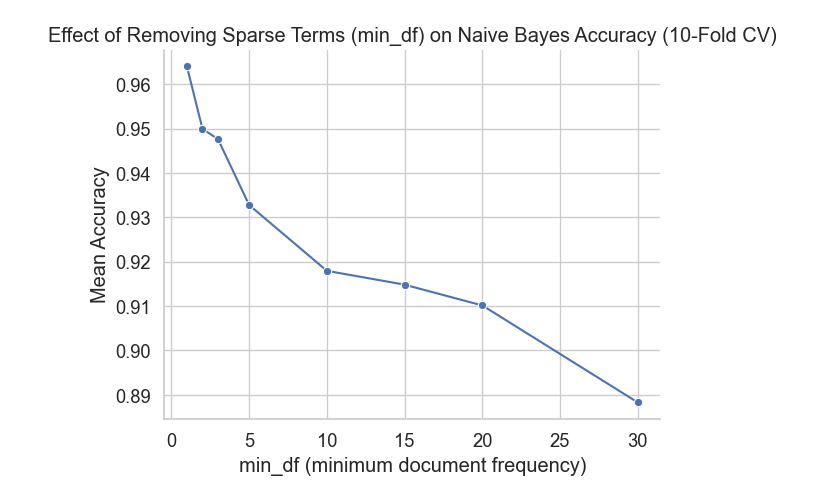
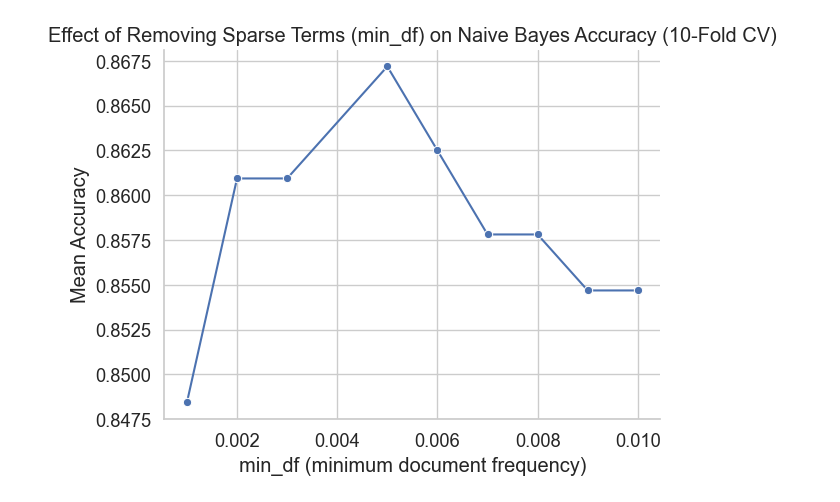
Before and after one commit to Benjaminphelps/DM-Assignment, a Jupyter notebook: ben_MultiNaiveBayes.ipynb, the cells around one changed output. Cells and saved outputs as stored; diff of their text form; code cells hidden in the pictures.

```diff
--- a/ben_MultiNaiveBayes.ipynb
+++ b/ben_MultiNaiveBayes.ipynb
@@ -22,7 +22,8 @@ alphas = np.logspace(-3, 1, 10)
 results = []
 
 for a in alphas:
-    model = make_pipeline(CountVectorizer(), MultinomialNB(alpha=a))
+    model = make_pipeline(CountVectorizer(), MultinomialNB(alpha=a, force_alpha=True))
+    print("PARAMS: ", model.get_params)
     scores = cross_val_score(model, df['text'], df['label'], cv=kf, scoring='accuracy')
     results.append({"alpha": a, "mean_accuracy": scores.mean()})
 
@@ -107,35 +75,36 @@ kf = KFold(n_splits=10, shuffle=True, random_state=42)
 
 # Range of min_df values to test (removing increasingly sparse terms)
 # Integers mean "term must appear in at least this many documents"
-min_df_values = [1, 2, 3, 5, 10, 15, 20, 30]
+# min_df_values = [0.01, 0.05, 0.1, 0.25, 0.5]
+min_df_values = [0.001, 0.002, 0.003, 0.005, 0.006, 0.007, 0.008, 0.009, 0.01,]
 
 results = []
 
 for m in min_df_values:
     model = make_pipeline(
         CountVectorizer(min_df=m),
         MultinomialNB(alpha=1.0)
     )
     scores = cross_val_score(model, df['text'], df['label'], cv=kf, scoring='accuracy')
     results.append({"min_df": m, "mean_accuracy": scores.mean()})
 
 # Convert results to DataFrame
 df_results = pd.DataFrame(results)
 
 # Plot
 sns.set_theme(style="whitegrid", font_scale=1.2)
 ax = sns.lineplot(
     data=df_results,
     x="min_df",
     y="mean_accuracy",
     marker="o"
 )
 
 # Customize plot
 ax.set_title("Effect of Removing Sparse Terms (min_df) on Naive Bayes Accuracy (10-Fold CV)")
 ax.set_xlabel("min_df (minimum document frequency)")
 ax.set_ylabel("Mean Accuracy")
 
 sns.despine()
 # %% [output]
-[figure, old version]
+[figure, new version]
```
Also changed, not shown: parts of 2 cells of this notebook, 1 other file.
